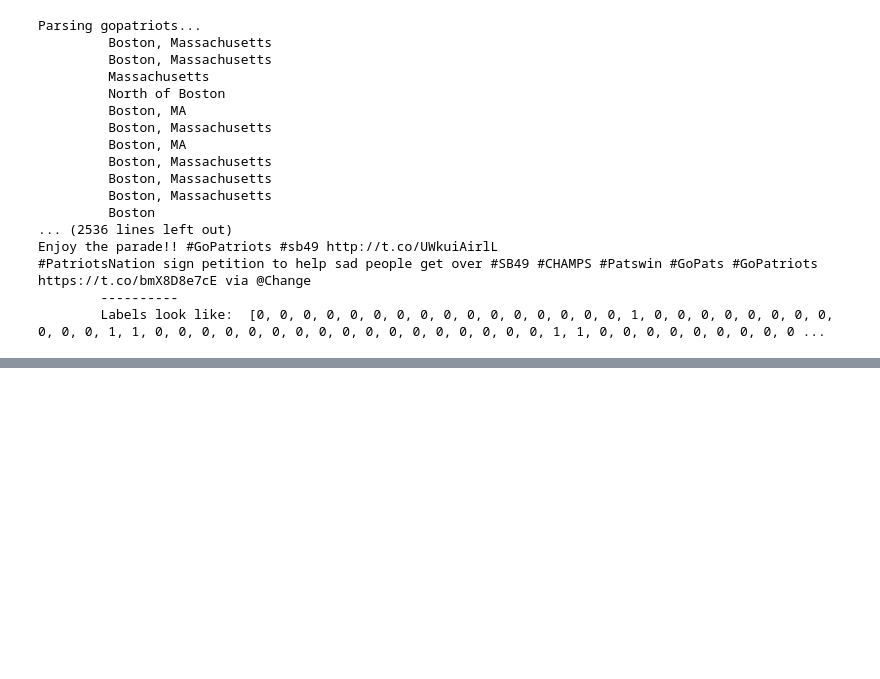
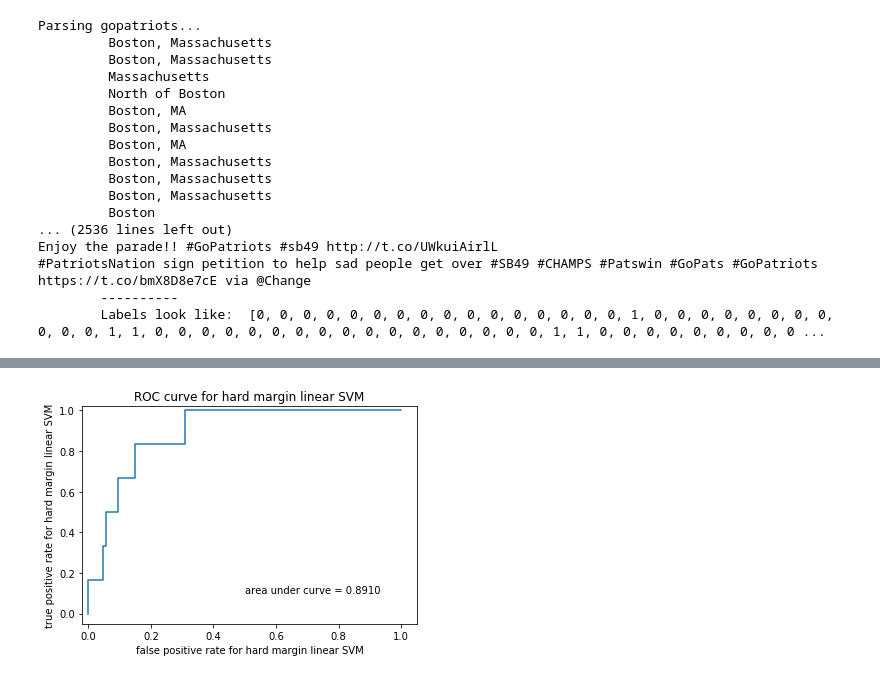
Before and after one commit to 219Winter2019adjz/Project5, a Jupyter notebook: Part 6, Fan Base Prediction.ipynb, the cells around one changed output, grey strips where cells are left out. Drawn from its saved outputs; the diff is of its cells as text; code cells hidden in the pictures; blank space fills up the shorter version.

```diff
--- a/Part 6, Fan Base Prediction.ipynb
+++ b/Part 6, Fan Base Prediction.ipynb
@@ -277,0 +349,10 @@ tweet_location_labels = np.asarray(tweet_location_labels)
+# %%
+# Push lemmatized documents through CountVectorizer
+
+count_vect = CountVectorizer(min_df=3, analyzer=stem_rmv_punc, stop_words='english')
+
+# do for training
+X_lemmatized_train_counts = count_vect.fit_transform(X_train)
+
+# do for testing
+X_lemmatized_test_counts = count_vect.transform(X_test)
@@ -277,0 +552,20 @@ tweet_location_labels = np.asarray(tweet_location_labels)
+# %%
+# ROC curve for hard margin SVM
+
+from sklearn.metrics import roc_curve
+from sklearn.metrics import roc_auc_score
+
+score_svc_1 = clf_svc_1.decision_function(X_lsi_test_reduced)
+fpr_svc_1, tpr_svc_1, thresholds_svc_1 = roc_curve(y_test, score_svc_1)
+
+plt.figure()
+plt.plot(fpr_svc_1, tpr_svc_1)
+plt.title('ROC curve for hard margin linear SVM')
+plt.text(0.5, 0.1, 'area under curve = %0.4f' % roc_auc_score(y_test, score_svc_1))
+plt.xlabel('false positive rate for hard margin linear SVM')
+plt.ylabel('true positive rate for hard margin linear SVM')
+plt.xlim(left=-0.02)
+plt.ylim(top=1.02)
+plt.show()
+# %% [output]
+[figure, added]
```
Also changed, not shown: parts of 37 cells of this notebook, 1 other file.
